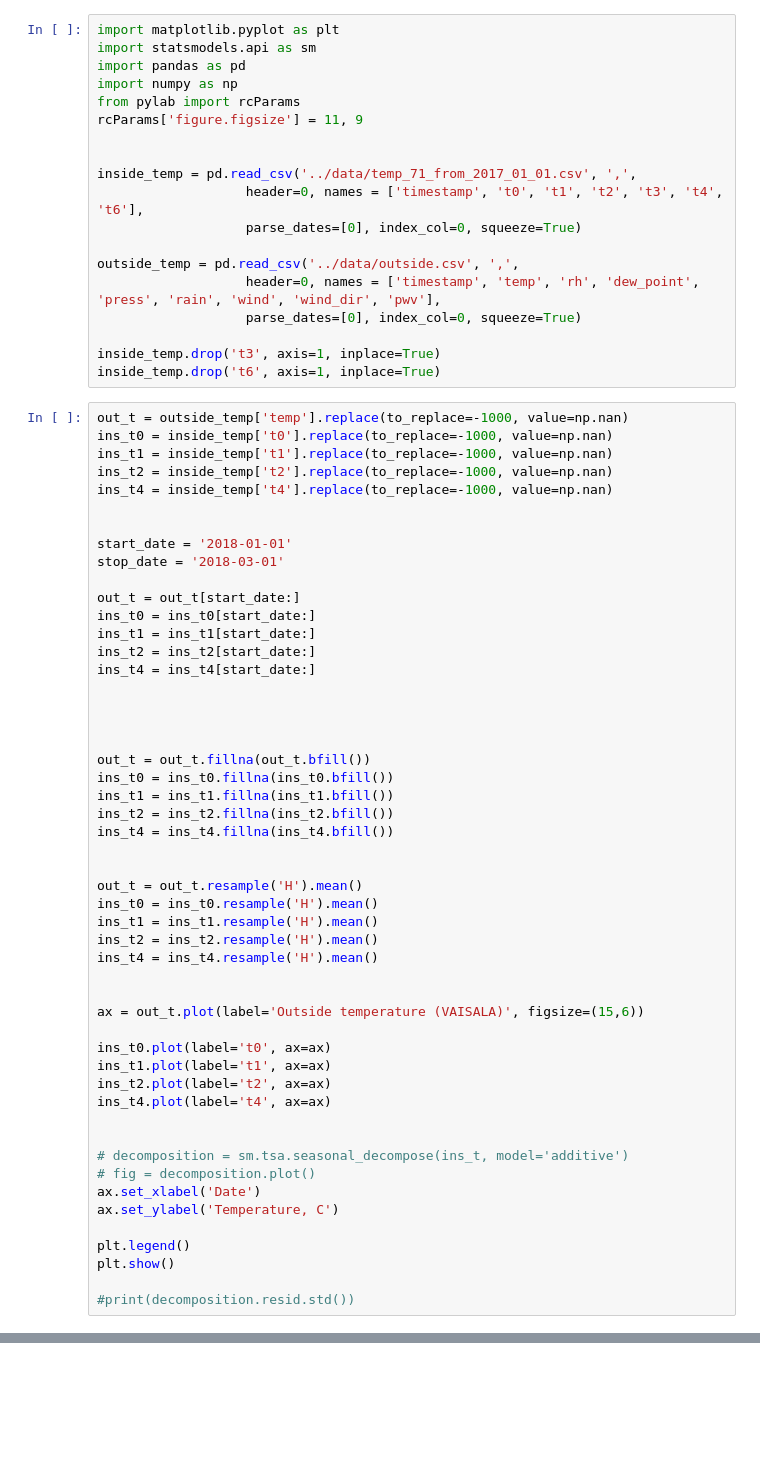
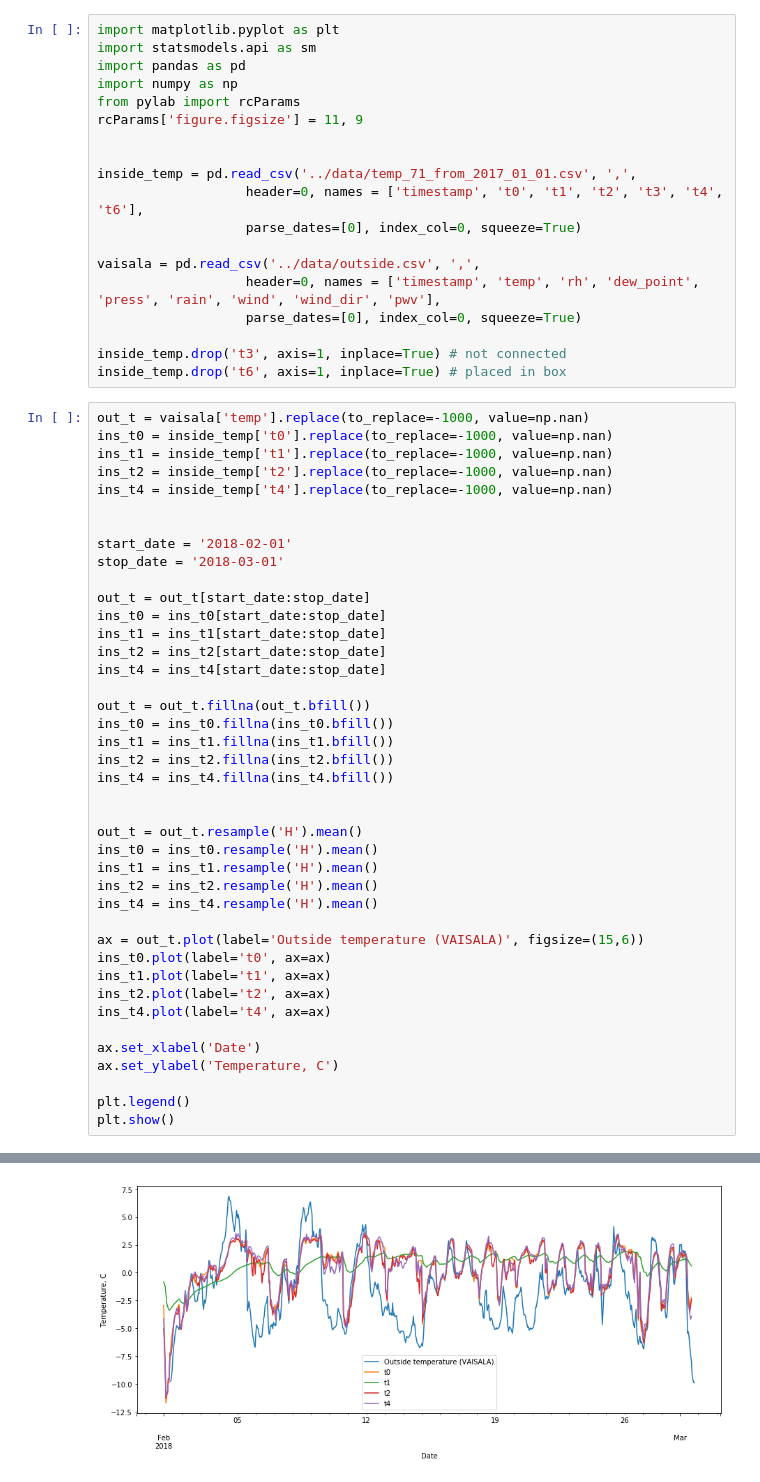
Before and after one commit to fundphys/dome, a Jupyter notebook: scripts/decomposition.ipynb, the cells around one changed output, grey strips where cells are left out. Drawn from its saved outputs; the diff is of its cells as text; blank space fills up the shorter version.

```diff
--- a/scripts/decomposition.ipynb
+++ b/scripts/decomposition.ipynb
@@ -11,31 +11,28 @@ inside_temp = pd.read_csv('../data/temp_71_from_2017_01_01.csv', ',',
                    header=0, names = ['timestamp', 't0', 't1', 't2', 't3', 't4', 't6'],
                    parse_dates=[0], index_col=0, squeeze=True)
 
-outside_temp = pd.read_csv('../data/outside.csv', ',',
+vaisala = pd.read_csv('../data/outside.csv', ',',
                    header=0, names = ['timestamp', 'temp', 'rh', 'dew_point', 'press', 'rain', 'wind', 'wind_dir', 'pwv'],
                    parse_dates=[0], index_col=0, squeeze=True)
 
-inside_temp.drop('t3', axis=1, inplace=True)
-inside_temp.drop('t6', axis=1, inplace=True)
+inside_temp.drop('t3', axis=1, inplace=True) # not connected
+inside_temp.drop('t6', axis=1, inplace=True) # placed in box
 # %%
-out_t = outside_temp['temp'].replace(to_replace=-1000, value=np.nan)
+out_t = vaisala['temp'].replace(to_replace=-1000, value=np.nan)
 ins_t0 = inside_temp['t0'].replace(to_replace=-1000, value=np.nan)
 ins_t1 = inside_temp['t1'].replace(to_replace=-1000, value=np.nan)
 ins_t2 = inside_temp['t2'].replace(to_replace=-1000, value=np.nan)
 ins_t4 = inside_temp['t4'].replace(to_replace=-1000, value=np.nan)
 
 
-start_date = '2018-01-01'
+start_date = '2018-02-01'
 stop_date = '2018-03-01'
 
-out_t = out_t[start_date:]
-ins_t0 = ins_t0[start_date:]
-ins_t1 = ins_t1[start_date:]
-ins_t2 = ins_t2[start_date:]
-ins_t4 = ins_t4[start_date:]
-
-
-
+out_t = out_t[start_date:stop_date]
+ins_t0 = ins_t0[start_date:stop_date]
+ins_t1 = ins_t1[start_date:stop_date]
+ins_t2 = ins_t2[start_date:stop_date]
+ins_t4 = ins_t4[start_date:stop_date]
 
 out_t = out_t.fillna(out_t.bfill())
 ins_t0 = ins_t0.fillna(ins_t0.bfill())
@@ -50,22 +47,15 @@ ins_t1 = ins_t1.resample('H').mean()
 ins_t2 = ins_t2.resample('H').mean()
 ins_t4 = ins_t4.resample('H').mean()
 
-
 ax = out_t.plot(label='Outside temperature (VAISALA)', figsize=(15,6))
-
 ins_t0.plot(label='t0', ax=ax)
 ins_t1.plot(label='t1', ax=ax)
 ins_t2.plot(label='t2', ax=ax)
 ins_t4.plot(label='t4', ax=ax)
 
-
-# decomposition = sm.tsa.seasonal_decompose(ins_t, model='additive')
-# fig = decomposition.plot()
 ax.set_xlabel('Date')
 ax.set_ylabel('Temperature, C')
 
 plt.legend()
 plt.show()
-
-#print(decomposition.resid.std())
 # %% [output]
@@ -72,0 +62 @@ ValueError: This function does not handle missing values
+[figure, added]
```
Also changed, not shown: parts of 3 cells of this notebook.
